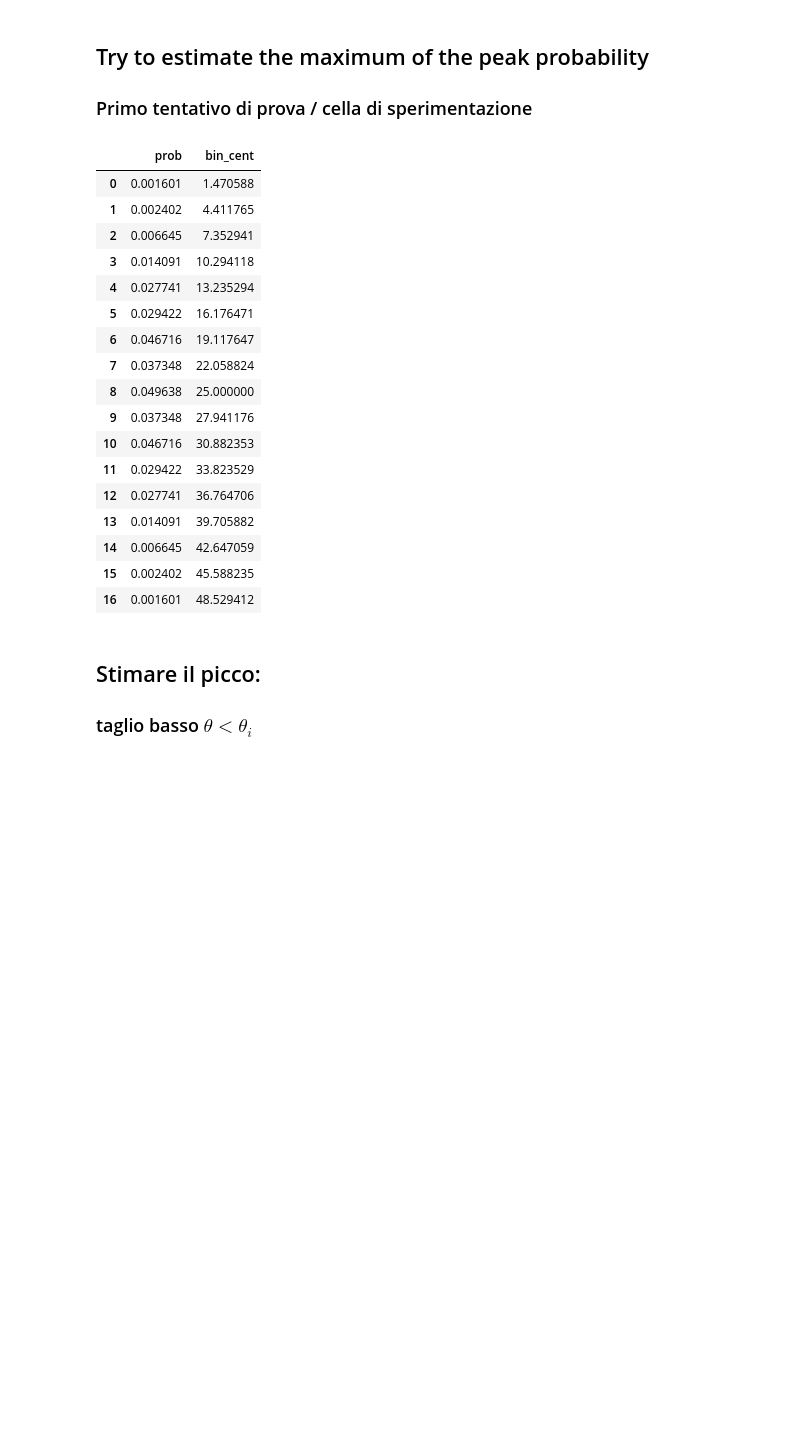
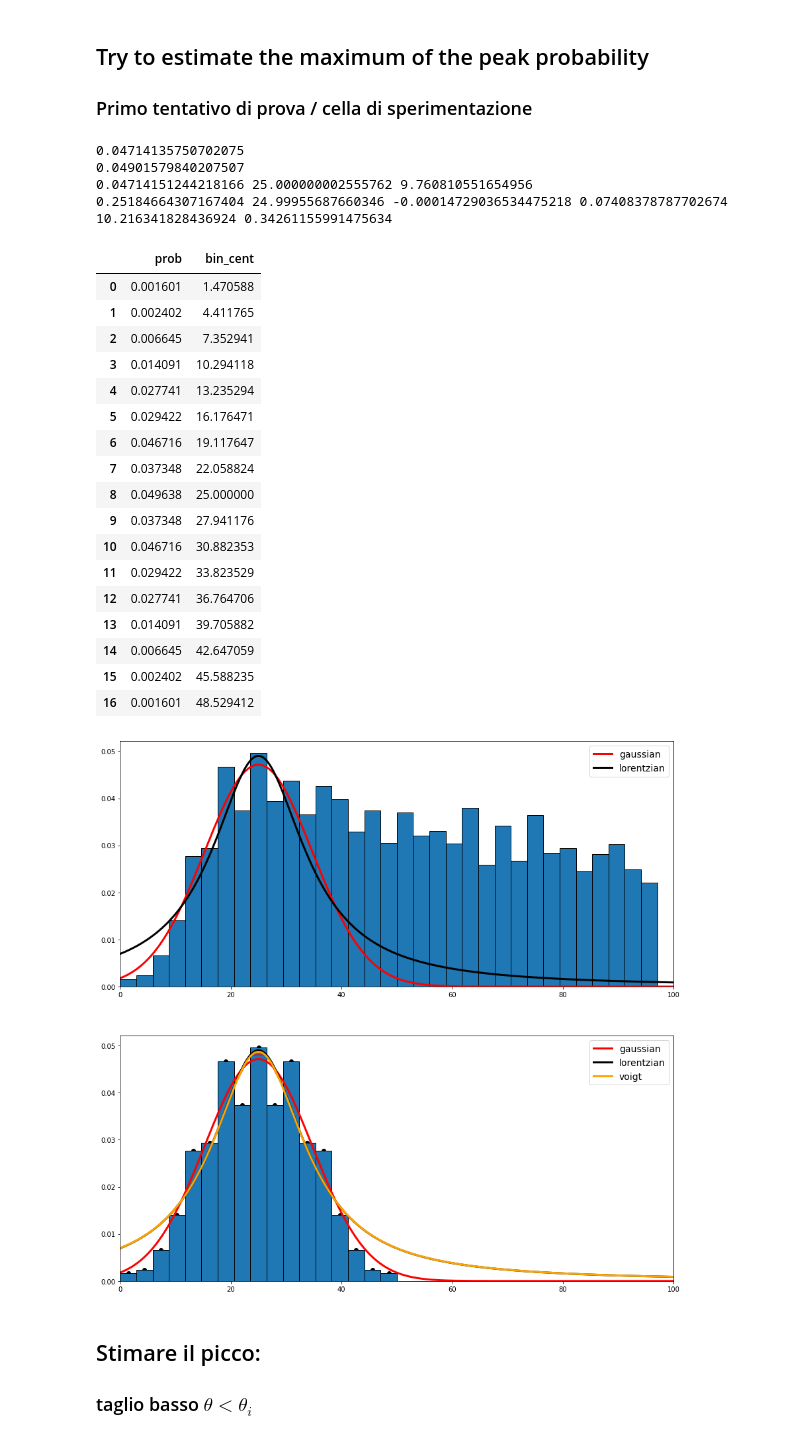
Before and after one commit to GiacomoFrn/Advanced-DQM-for-DT-detector, a Jupyter notebook: correlations/correlations.ipynb, the cells around one changed output. Drawn from its saved outputs; the diff is of its cells as text; code cells hidden in the pictures; blank space fills up the shorter version.

```diff
--- a/correlations/correlations.ipynb
+++ b/correlations/correlations.ipynb
@@ -639,34 +639,38 @@ popt_voigt, _ = curve_fit(voigt, final_df['bin_cent'], final_df['prob'], p0=[0.5
 ax[1].plot(xx, voigt(xx,*popt_voigt), color='orange', linewidth=3, label='voigt')
 
 ax[0].legend(fontsize=14)
 ax[1].legend(fontsize=14)
 
 yg=gaussian(xx,*popt_gauss)
 yl = lorentzian(xx, *popt_lor)
 print(yg.max())
 print(yl.max())
 print(*popt_gauss)
 print(*popt_voigt)
-final_df
 # %% [output]
+0.04714135750702075
+0.04901579840207507
+0.04714151244218166 25.000000002555762 9.760810551654956
+0.25184664307167404 24.99955687660346 -0.00014729036534475218 0.07408378787702674 10.216341828436924 0.34261155991475634
 |  | prob | bin_cent |
 | 0 | 0.001601 | 1.470588 |
 | 1 | 0.002402 | 4.411765 |
 | 2 | 0.006645 | 7.352941 |
 | 3 | 0.014091 | 10.294118 |
 | 4 | 0.027741 | 13.235294 |
 | 5 | 0.029422 | 16.176471 |
 | 6 | 0.046716 | 19.117647 |
 | 7 | 0.037348 | 22.058824 |
 | 8 | 0.049638 | 25.000000 |
 | 9 | 0.037348 | 27.941176 |
 | 10 | 0.046716 | 30.882353 |
 | 11 | 0.029422 | 33.823529 |
 | 12 | 0.027741 | 36.764706 |
 | 13 | 0.014091 | 39.705882 |
 | 14 | 0.006645 | 42.647059 |
 | 15 | 0.002402 | 45.588235 |
 | 16 | 0.001601 | 48.529412 |
+[figure, added]
 # %%
 # plt.scatter(first_half_df['bin_cent'], first_half_df['prob'])
 # plt.xlim(0,50)
```
Also changed, not shown: parts of 5 cells of this notebook, 1 other file.
